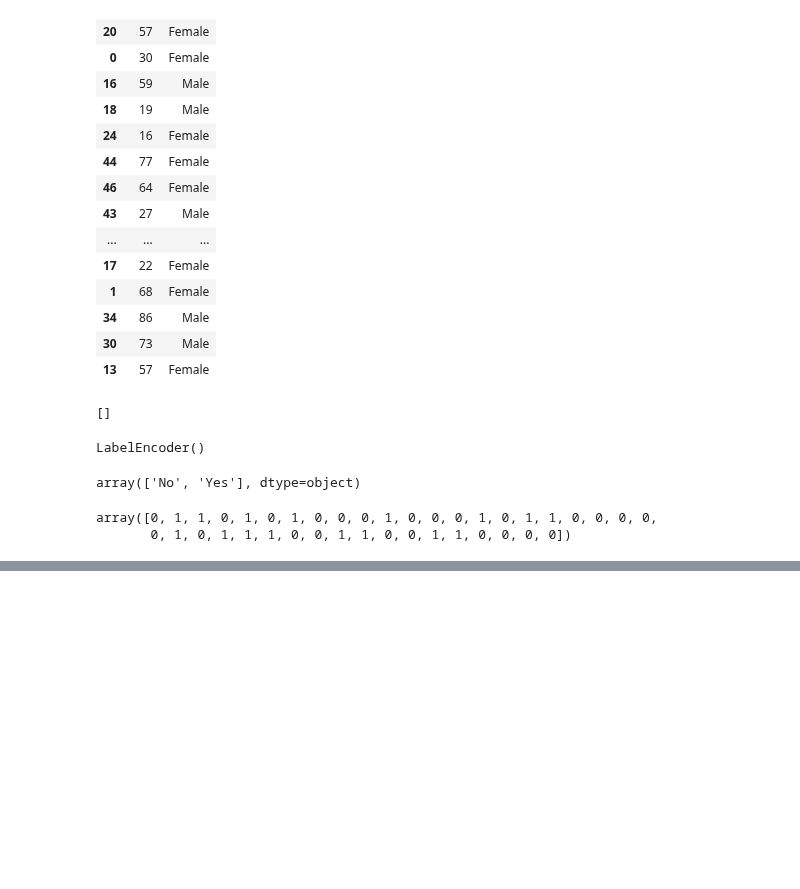
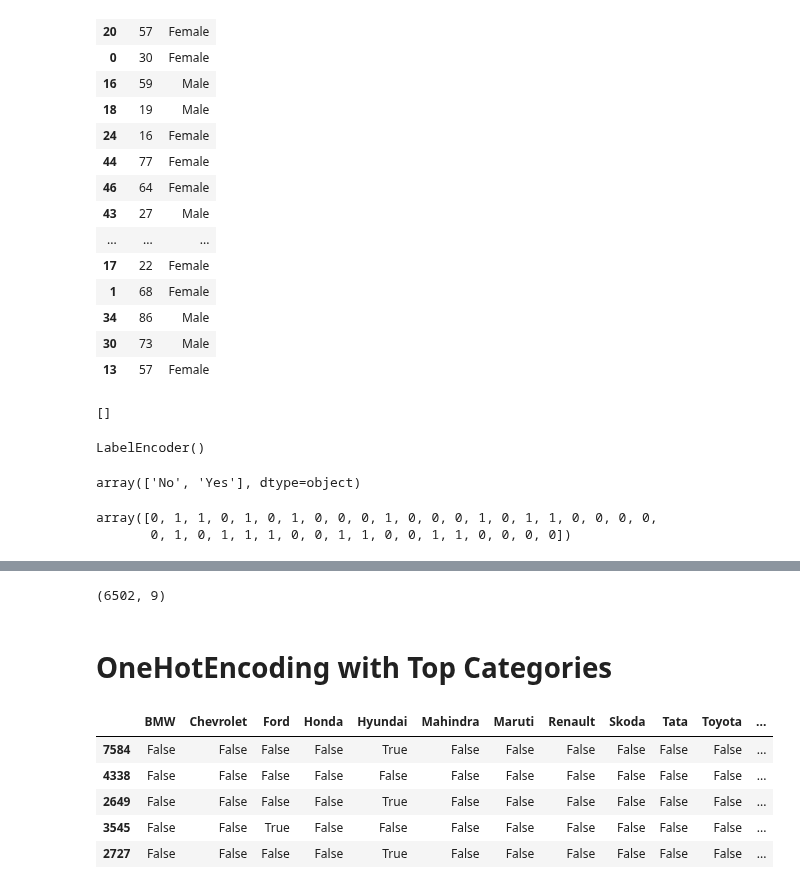
Before and after one commit to Ankitapaul1234/gc_ml, a Jupyter notebook: Encoding.ipynb, the cells around one changed output, grey strips where cells are left out. Drawn from its saved outputs; the diff is of its cells as text; code cells hidden in the pictures; blank space fills up the shorter version.

```diff
--- a/Encoding.ipynb
+++ b/Encoding.ipynb
@@ -230,0 +363,22 @@ array([0, 1, 1, 0, 1, 0, 1, 0, 0, 0, 1, 0, 0, 0, 1, 0, 1, 1, 0, 0, 0, 0,
+# %%
+np.hstack((X_train[['brand','km_driven']].values,X_train_new)).shape
+# %% [output]
+(6502, 9)
+# %% [markdown]
+# **OneHotEncoding with Top Categories**
+# %%
+counts = df['brand'].value_counts()
+# %%
+df['brand'].unique()
+threshold = 100
+# %%
+repl = counts[counts <= threshold].index
+# %%
+pd.get_dummies(df['brand'].replace(repl,'uncommon ')).sample(5)
+# %% [output]
+|  | BMW | Chevrolet | Ford | Honda | Hyundai | Mahindra | Maruti | Renault | Skoda | Tata | Toyota | ... |
+| 7584 | False | False | False | False | True | False | False | False | False | False | False | ... |
+| 4338 | False | False | False | False | False | False | False | False | False | False | False | ... |
+| 2649 | False | False | False | False | True | False | False | False | False | False | False | ... |
+| 3545 | False | False | True | False | False | False | False | False | False | False | False | ... |
+| 2727 | False | False | False | False | True | False | False | False | False | False | False | ... |
```
Also changed, not shown: parts of 21 cells of this notebook.
